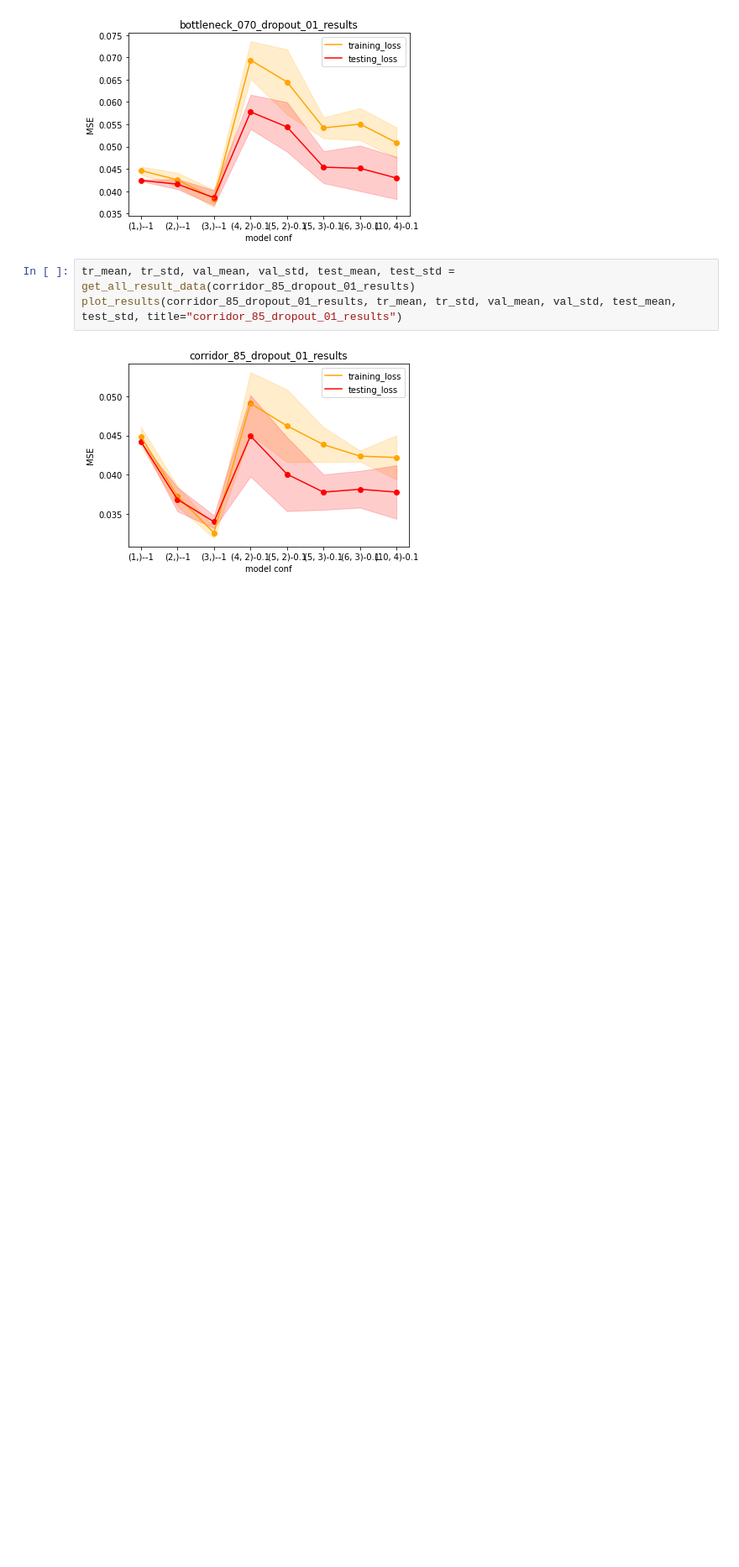
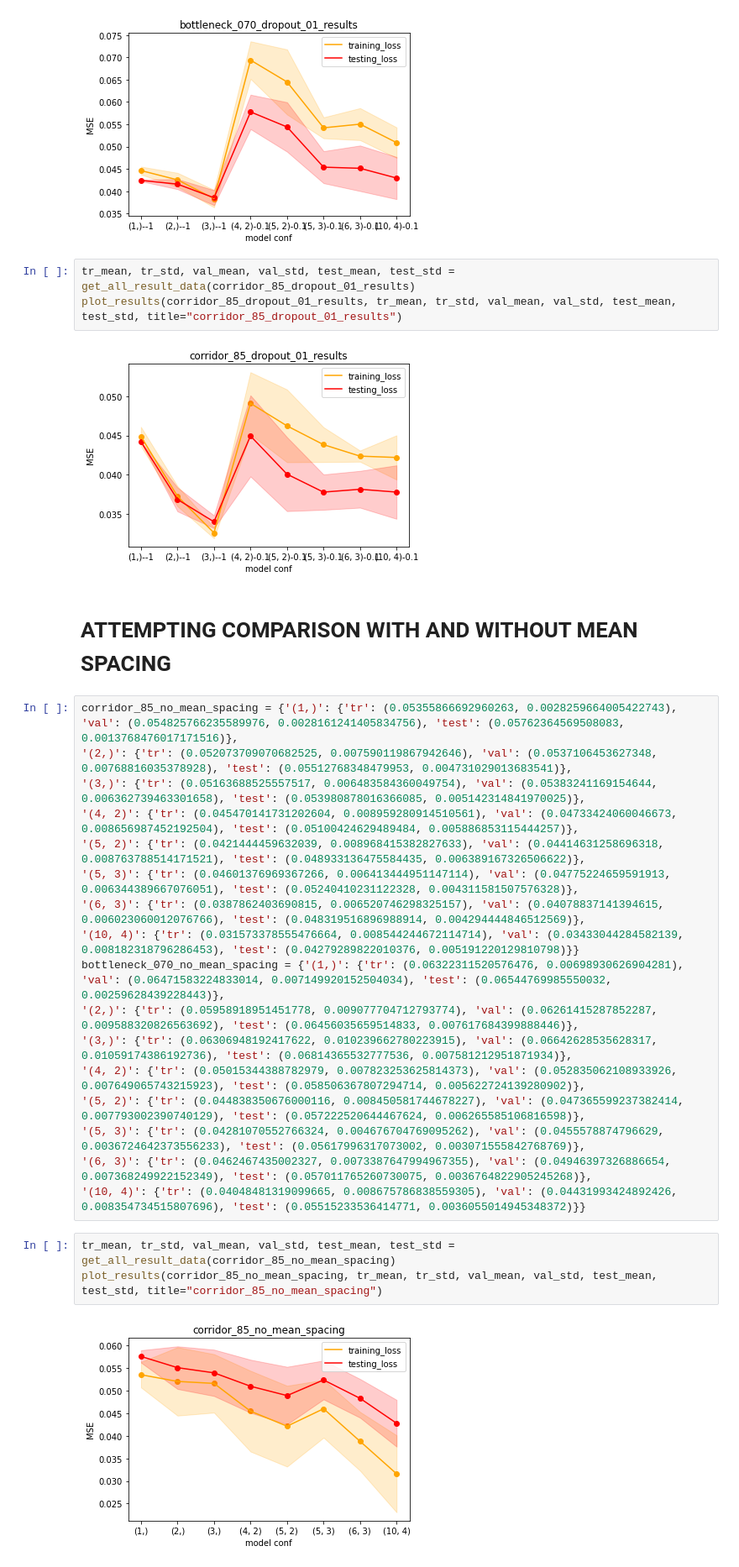
Before and after one commit to AlexPasqua/MLCMS-project, a Jupyter notebook: src/training_with_different_architectures.ipynb, the cells around one changed output. Shown at 84% size. Saved outputs shown, nothing was run; the diff lists cells and outputs as text; blank space fills up the shorter version.

Commit message:
no mean spacing workssssssss

```diff
--- a/src/training_with_different_architectures.ipynb
+++ b/src/training_with_different_architectures.ipynb
@@ -279,3 +279,27 @@ tr_mean, tr_std, val_mean, val_std, test_mean, test_std = get_all_result_data(co
 plot_results(corridor_85_dropout_01_results, tr_mean, tr_std, val_mean, val_std, test_mean, test_std, title="corridor_85_dropout_01_results")
 # %% [output]
 [figure]
+# %% [markdown]
+# ATTEMPTING COMPARISON WITH AND WITHOUT MEAN SPACING
+# %%
+corridor_85_no_mean_spacing = {'(1,)': {'tr': (0.05355866692960263, 0.0028259664005422743), 'val': (0.054825766235589976, 0.0028161241405834756), 'test': (0.05762364569508083, 0.0013768476017171516)},
+'(2,)': {'tr': (0.052073709070682525, 0.007590119867942646), 'val': (0.0537106453627348, 0.00768816035378928), 'test': (0.05512768348479953, 0.004731029013683541)},
+'(3,)': {'tr': (0.05163688525557517, 0.006483584360049754), 'val': (0.05383241169154644, 0.006362739463301658), 'test': (0.053980878016366085, 0.005142314841970025)},
+'(4, 2)': {'tr': (0.045470141731202604, 0.008959280914510561), 'val': (0.04733424060046673, 0.008656987452192504), 'test': (0.05100424629489484, 0.005886853115444257)},
+'(5, 2)': {'tr': (0.0421444459632039, 0.008968415382827633), 'val': (0.04414631258696318, 0.008763788514171521), 'test': (0.048933136475584435, 0.006389167326506622)},
+'(5, 3)': {'tr': (0.04601376969367266, 0.006413444951147114), 'val': (0.04775224659591913, 0.006344389667076051), 'test': (0.05240410231122328, 0.004311581507576328)},
+'(6, 3)': {'tr': (0.0387862403690815, 0.006520746298325157), 'val': (0.04078837141394615, 0.006023060012076766), 'test': (0.048319516896988914, 0.004294444846512569)},
+'(10, 4)': {'tr': (0.031573378555476664, 0.008544244672114714), 'val': (0.03433044284582139, 0.008182318796286453), 'test': (0.04279289822010376, 0.005191220129810798)}}
+bottleneck_070_no_mean_spacing = {'(1,)': {'tr': (0.06322311520576476, 0.00698930626904281), 'val': (0.06471583224833014, 0.007149920152504034), 'test': (0.06544769985550032, 0.00259628439228443)},
+'(2,)': {'tr': (0.05958918951451778, 0.009077704712793774), 'val': (0.06261415287852287, 0.009588320826563692), 'test': (0.06456035659514833, 0.007617684399888446)},
+'(3,)': {'tr': (0.06306948192417622, 0.010239662780223915), 'val': (0.06642628535628317, 0.01059174386192736), 'test': (0.06814365532777536, 0.007581212951871934)},
+'(4, 2)': {'tr': (0.05015344388782979, 0.007823253625814373), 'val': (0.052835062108933926, 0.007649065743215923), 'test': (0.058506367807294714, 0.005622724139280902)},
+'(5, 2)': {'tr': (0.044838350676000116, 0.008450581744678227), 'val': (0.047365599237382414, 0.007793002390740129), 'test': (0.057222520644467624, 0.006265585106816598)},
+'(5, 3)': {'tr': (0.04281070552766324, 0.004676704769095262), 'val': (0.0455578874796629, 0.0036724642373556233), 'test': (0.05617996317073002, 0.003071555842768769)},
+'(6, 3)': {'tr': (0.0462467435002327, 0.0073387647994967355), 'val': (0.04946397326886654, 0.007368249922152349), 'test': (0.057011765260730075, 0.0036764822905245268)},
+'(10, 4)': {'tr': (0.04048481319099665, 0.008675786838559305), 'val': (0.04431993424892426, 0.008354734515807696), 'test': (0.05515233536414771, 0.0036055014945348372)}}
+# %%
+tr_mean, tr_std, val_mean, val_std, test_mean, test_std = get_all_result_data(corridor_85_no_mean_spacing)
+plot_results(corridor_85_no_mean_spacing, tr_mean, tr_std, val_mean, val_std, test_mean, test_std, title="corridor_85_no_mean_spacing")
+# %% [output]
+[figure, added]
```
Also changed, not shown: parts of 3 cells of this notebook, 1 other file.
